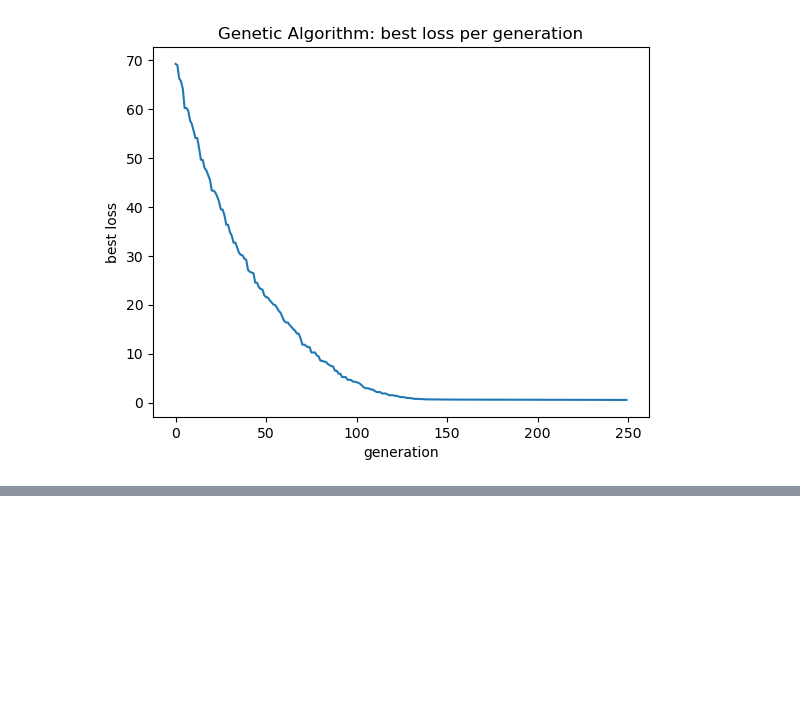
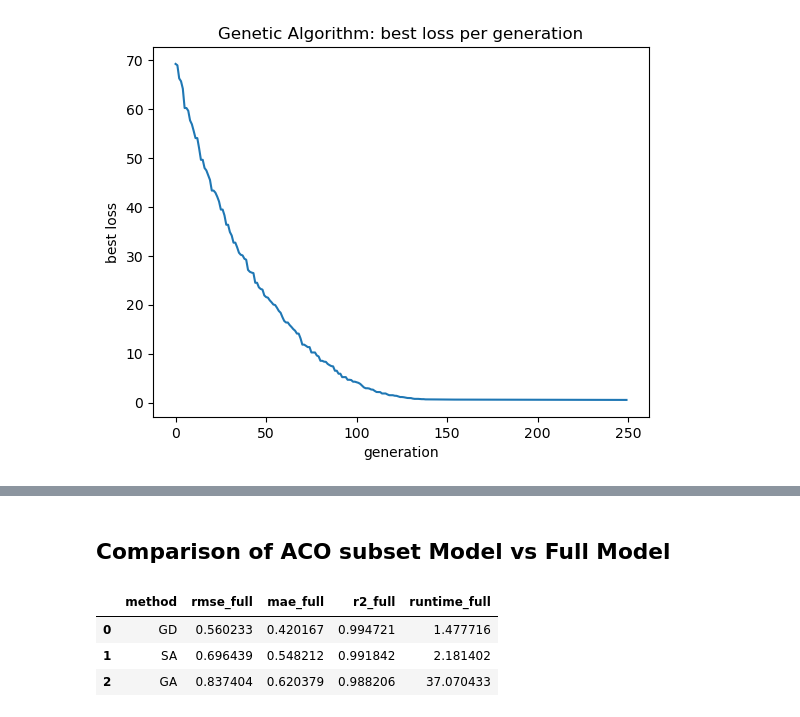
Before and after one commit to Lagpi/Bioinspired_Alg, a Jupyter notebook: BioInsp_alg.ipynb, the cells around one changed output, grey strips where cells are left out. Cells and saved outputs as stored; diff of their text form; code cells hidden in the pictures; blank space fills up the shorter version.

```diff
--- a/BioInsp_alg.ipynb
+++ b/BioInsp_alg.ipynb
@@ -861,3 +899,68 @@ full_rob
 | 0 | 1 | 12 | doy_cos,water_balance_d,soil_temp... | 0.283498 | 655.237659 | 0.604145 | 0.443839 | 0.993861 | 1.070079 | ... |
 | 1 | 2 | 11 | vapor_pressure_d,year,temp2m_min_... | 0.278382 | 1603.814742 | 0.604323 | 0.456872 | 0.993858 | 1.564603 | ... |
 | 2 | 3 | 12 | temp2m_min_d,temp5cm_mean_d,temp2... | 0.294444 | 2432.777798 | 0.588874 | 0.437526 | 0.994168 | 0.459729 | ... |
+# %% [markdown]
+## Comparison of ACO subset Model vs Full Model
+# %%
+# Cell X — Compare ACO subset vs FULL model
+
+Xtr_full = X_train
+Xte_full = X_test
+
+# ---------- GD FULL ----------
+start = time.time()
+w_gd_full, _ = fit_gd(Xtr_full, y_train, GDConfig(lr=0.05, steps=3000))
+runtime_gd_full = time.time() - start
+
+pred_gd_full = add_bias(Xte_full) @ w_gd_full
+
+# ---------- SA FULL ----------
+start = time.time()
+w_sa_full, _ = fit_sa(Xtr_full, y_train, SAConfig(steps=6000, seed=RANDOM_SEED))
+runtime_sa_full = time.time() - start
+
+pred_sa_full = add_bias(Xte_full) @ w_sa_full
+
+# ---------- GA FULL ----------
+start = time.time()
+w_ga_full, _ = fit_ga(
+    Xtr_full, y_train,
+    GAConfig(
+        pop_size=100,
+        generations=250,
+        mutation_rate=0.3,
+        mutation_sigma=0.1,
+        init_sigma=0.1,
+        seed=RANDOM_SEED
+    )
+)
+runtime_ga_full = time.time() - start
+
+pred_ga_full = add_bias(Xte_full) @ w_ga_full
+
+# ---------- Metrics ----------
+def compute_metrics(y_true, pred):
+    return (
+        np.sqrt(mean_squared_error(y_true, pred)),
+        mean_absolute_error(y_true, pred),
+        r2_score(y_true, pred)
+    )
+
+rmse_gd_f, mae_gd_f, r2_gd_f = compute_metrics(y_test, pred_gd_full)
+rmse_sa_f, mae_sa_f, r2_sa_f = compute_metrics(y_test, pred_sa_full)
+rmse_ga_f, mae_ga_f, r2_ga_f = compute_metrics(y_test, pred_ga_full)
+
+full_results = pd.DataFrame({
+    "method": ["GD", "SA", "GA"],
+    "rmse_full": [rmse_gd_f, rmse_sa_f, rmse_ga_f],
+    "mae_full": [mae_gd_f, mae_sa_f, mae_ga_f],
+    "r2_full": [r2_gd_f, r2_sa_f, r2_ga_f],
+    "runtime_full": [runtime_gd_full, runtime_sa_full, runtime_ga_full],
+})
+
+full_results
+# %% [output]
+|  | method | rmse_full | mae_full | r2_full | runtime_full |
+| 0 | GD | 0.560233 | 0.420167 | 0.994721 | 1.477716 |
+| 1 | SA | 0.696439 | 0.548212 | 0.991842 | 2.181402 |
+| 2 | GA | 0.837404 | 0.620379 | 0.988206 | 37.070433 |
```
Also changed, not shown: parts of 23 cells of this notebook.
